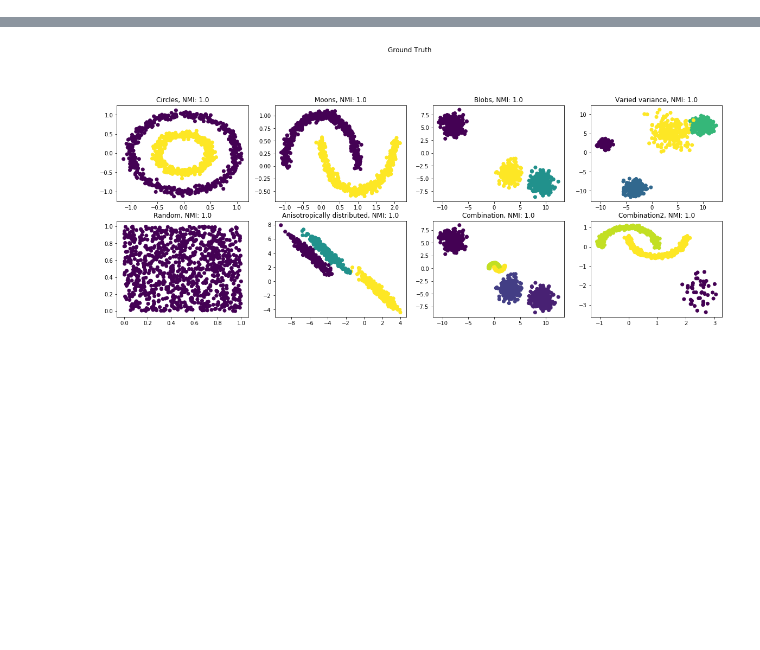
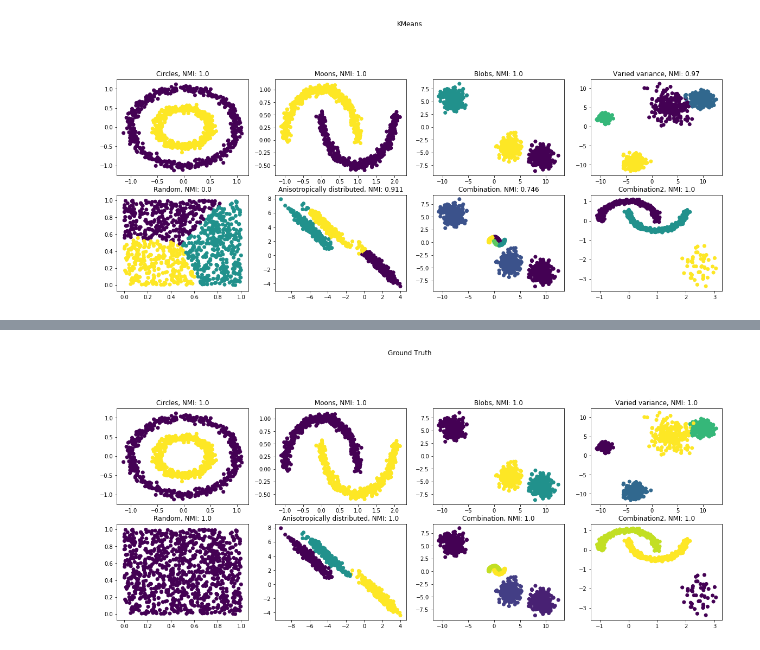
Before and after one commit to OlehOnyshchak/SpectralClustering, a Jupyter notebook: notebook/SpectralClustering.ipynb, the cells around one changed output, grey strips where cells are left out. Saved outputs shown, nothing was run; the diff lists cells and outputs as text; code cells hidden in the pictures; blank space fills up the shorter version.

```diff
--- a/notebook/SpectralClustering.ipynb
+++ b/notebook/SpectralClustering.ipynb
@@ -220,2 +228,7 @@ def run_algorithm(alg_type, datasets, n_clusters, params = None):
 
     return results
+# %%
+results = run_algorithm(Algorithm.LIBRARY, dataset_collection, n_clusters)
+plot_results(results, titles, alg_type=Algorithm.KMEANS)
+# %% [output]
+[figure, added]
```
Also changed, not shown: parts of 8 cells of this notebook.
